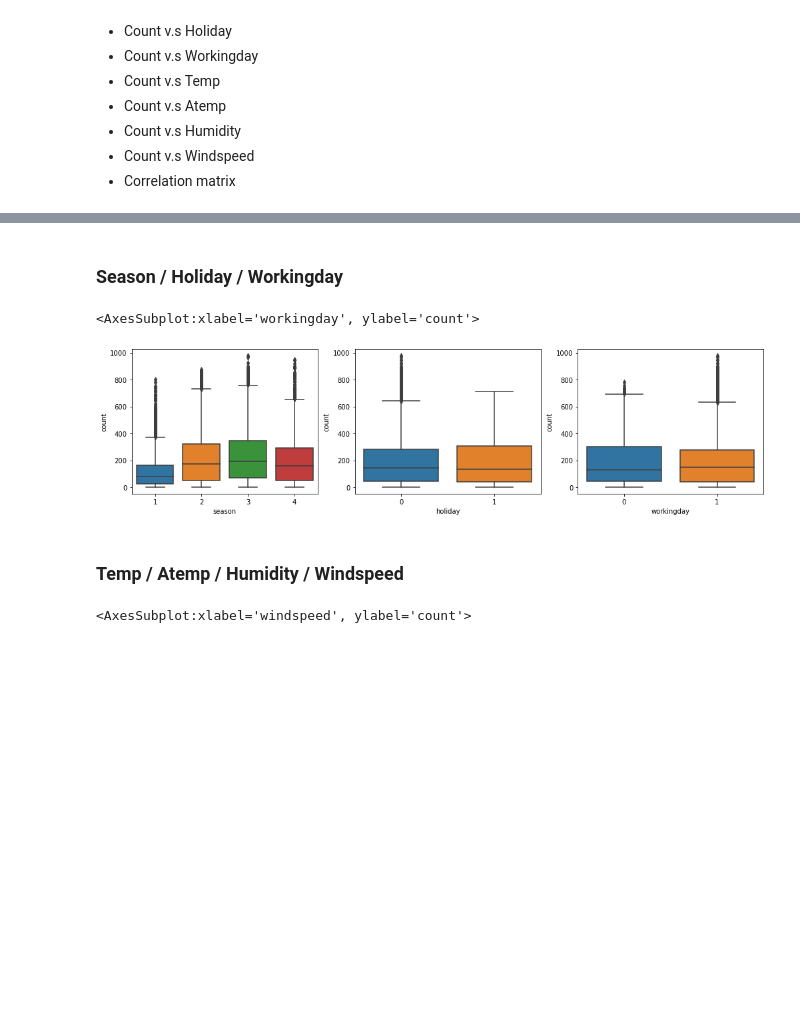
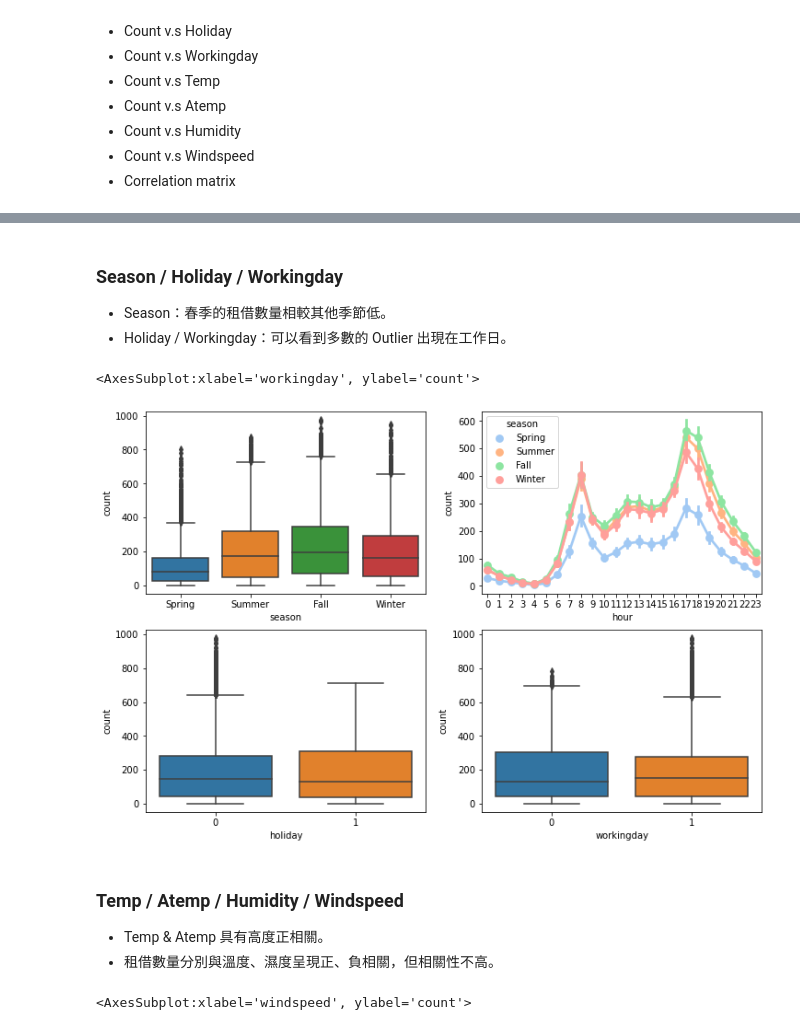
Before and after one commit to MaxYehhh/Kaggle, a Jupyter notebook: bike_sharing_demand/bike_sharing_demand.ipynb, the cells around one changed output, grey strips where cells are left out. Drawn from its saved outputs; the diff is of its cells as text; code cells hidden in the pictures; blank space fills up the shorter version.

```diff
--- a/bike_sharing_demand/bike_sharing_demand.ipynb
+++ b/bike_sharing_demand/bike_sharing_demand.ipynb
@@ -437,0 +454,3 @@ newTrain_df.head(3)
+# %%
+newTrain_df.season = newTrain_df.season.map({1: 'Spring', 2: 'Summer', 3: 'Fall', 4: 'Winter'})
+newTrain_df.head(3)
@@ -451,16 +516,23 @@ sns.barplot(data=newTrain_df, x='hour', y='count', ax=axes[1][2])
 # %% [markdown]
 ### Season / Holiday / Workingday
+
+- Season：春季的租借數量相較其他季節低。
+- Holiday / Workingday：可以看到多數的 Outlier 出現在工作日。
 # %%
-fig, axes = plt.subplots(nrows=1, ncols=3, figsize=(17, 4))
+fig, axes = plt.subplots(nrows=2, ncols=2, figsize=(12, 8))
 
-sns.boxplot(data=newTrain_df, x='season', y='count', ax=axes[0])
-sns.boxplot(data=newTrain_df, x='holiday', y='count', ax=axes[1])
-sns.boxplot(data=newTrain_df, x='workingday', y='count', ax=axes[2])
+sns.boxplot(data=newTrain_df, x='season', y='count', ax=axes[0][0])
+sns.pointplot(data=newTrain_df, x='hour', y='count', hue='season', palette="pastel", ax=axes[0][1])
+sns.boxplot(data=newTrain_df, x='holiday', y='count', ax=axes[1][0])
+sns.boxplot(data=newTrain_df, x='workingday', y='count', ax=axes[1][1])
 # %% [output]
 <AxesSubplot:xlabel='workingday', ylabel='count'>
-[figure, old version]
+[figure, new version]
 # %% [markdown]
 ### Temp / Atemp / Humidity / Windspeed
+
+- Temp & Atemp 具有高度正相關。
+- 租借數量分別與溫度、濕度呈現正、負相關，但相關性不高。
 # %%
 fig, axes = plt.subplots(nrows=2, ncols=2, figsize=(14,7))
 
```
Also changed, not shown: parts of 37 cells of this notebook.
